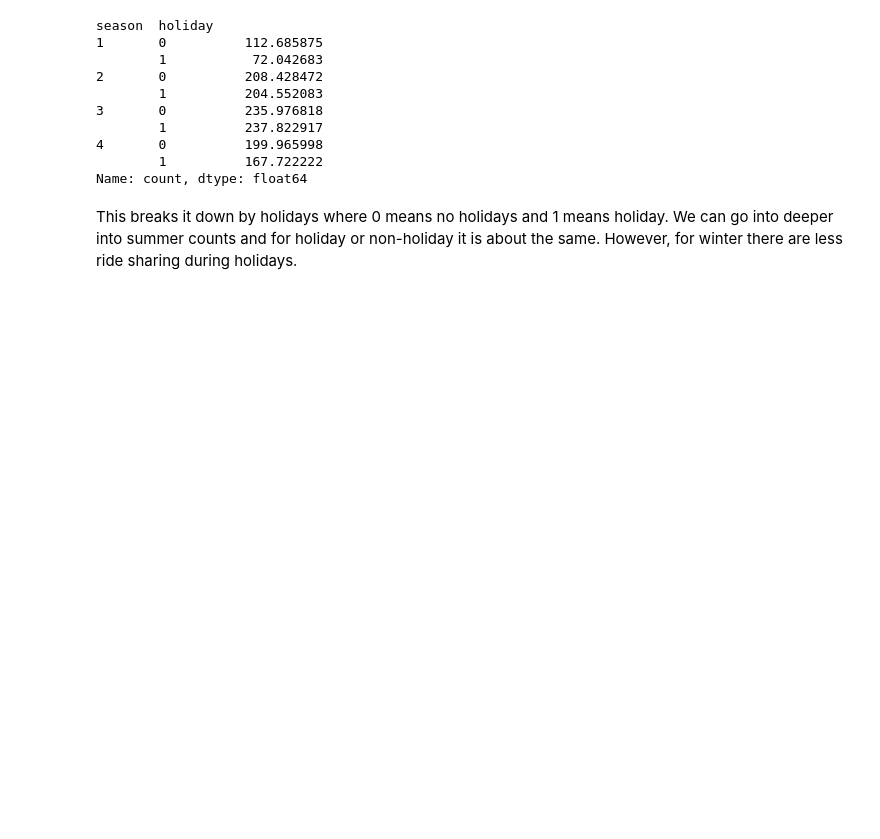
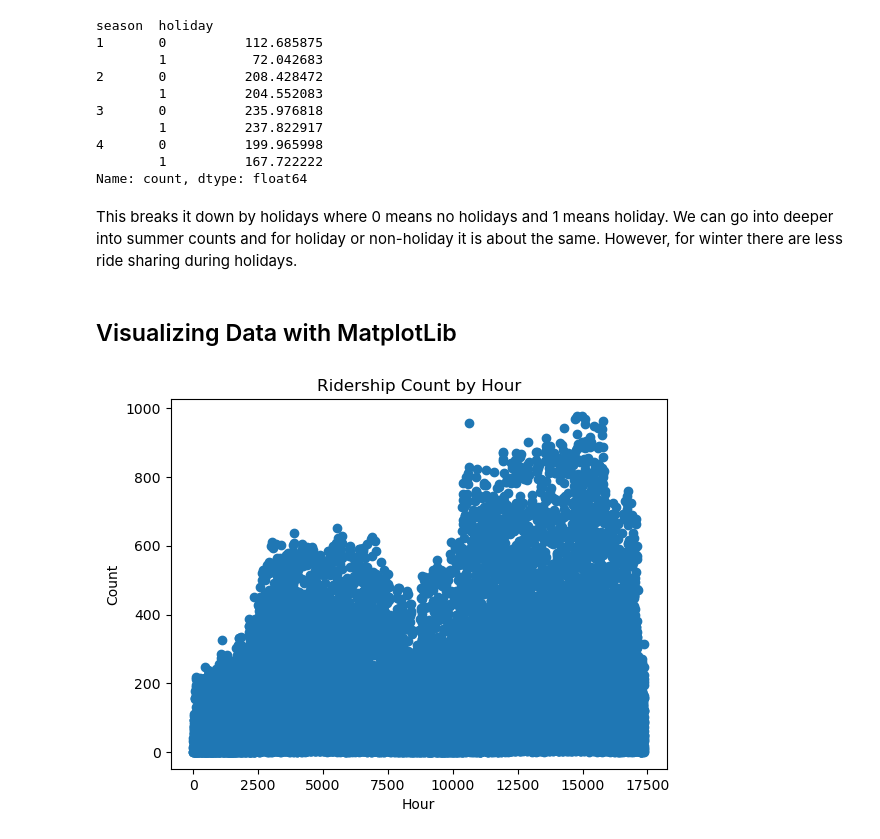
Before and after one commit to brieng314/DiveIntoDS, a Jupyter notebook: dive_into_DS.ipynb, the cells around one changed output. Saved outputs shown, nothing was run; the diff lists cells and outputs as text; code cells hidden in the pictures; blank space fills up the shorter version.

Commit message:
Visualization practice

```diff
--- a/dive_into_DS.ipynb
+++ b/dive_into_DS.ipynb
@@ -129,3 +129,21 @@ season  holiday
 Name: count, dtype: float64
 # %% [markdown]
 This breaks it down by holidays where 0 means no holidays and 1 means holiday. We can go into deeper into summer counts and for holiday or non-holiday it is about the same. However, for winter there are less ride sharing during holidays.
+# %% [markdown]
+## Visualizing Data with MatplotLib
+# %%
+#library needed to visualize
+import matplotlib.pyplot as plt
+
+#making the plot
+plt.scatter(x = hour['instant'],y = hour['count'])
+
+#labeling axis' and title the plot
+plt.xlabel("Hour")
+plt.ylabel("Count")
+plt.title("Ridership Count by Hour")
+
+#to show the plot
+plt.show()
+# %% [output]
+[figure, added]
```
Also changed, not shown: parts of 10 cells of this notebook.
